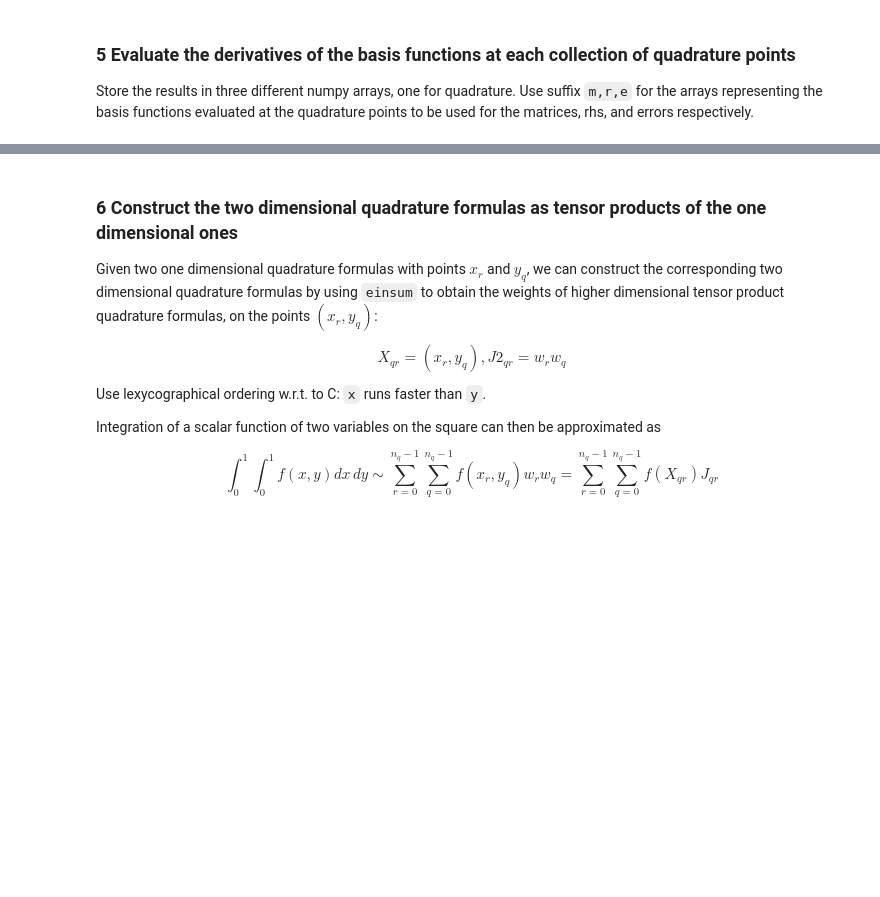
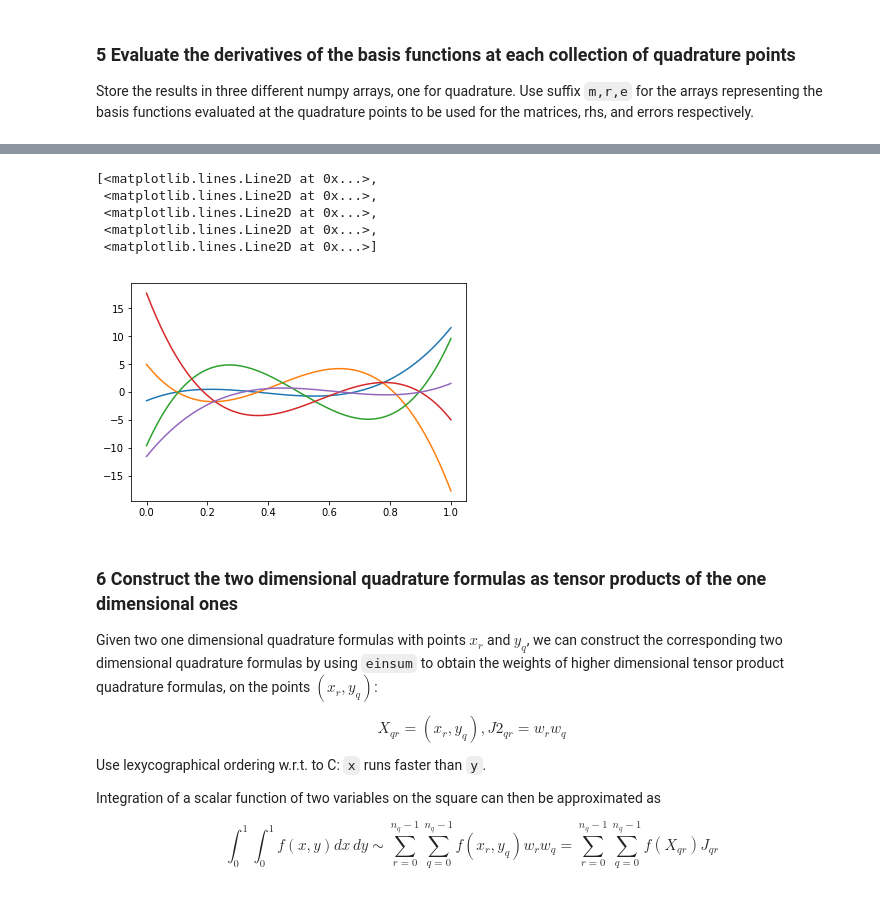
Before and after one commit to marcozullich/P1.4_seed, a Jupyter notebook: FinalProject.ipynb, the cells around one changed output, grey strips where cells are left out. Saved outputs shown, nothing was run; the diff lists cells and outputs as text; code cells hidden in the pictures; blank space fills up the shorter version.

```diff
--- a/FinalProject.ipynb
+++ b/FinalProject.ipynb
@@ -52,15 +52,27 @@ _=plt.scatter(C,zeros(order),color="red",linewidths=5)
 # %% [markdown]
 ### 2 Construct (or use the available functions from numpy/scipy) the one-dimensional Lagrange basis functions on the Chebishev nodes
 Make sure each entry of basis_1d is a callable function, that you can evaluate at a given point. Plot all of the basis functions, using a numpy array `Vs`, storing all basis functions evaluated on evenly spaced points, called `s`
+# %%
+#Intermediate step - apply vector of vectorized fct to single array
+def map_fn_arr(fn_arr, arg):
+    ret_matrix = np.zeros((len(arg), len(fn_arr)))
+    for i in range(len(fn_arr)):
+        ret_matrix[:,i]=fn_arr[i](arg)
+    return (ret_matrix)
 # %%
 plot_resolution = 257
 
 basis_1d = []
+#That'll be needed later
+basis_1d_fun = []
 
 # YOUR CODE HERE to fill basis_1d
 #vectorize in order to produce array output in case of array input
+
+
 for index in range(len(C)):
-    basis_1d.append(np.vectorize(lambda x,k=index : np.product([(x-C[j])/(C[k]-C[j]) for j in range(len(C)) if j!=k])))
+    basis_1d_fun.append(lambda x,k=index : np.product([(x-C[j])/(C[k]-C[j]) for j in range(len(C)) if j!=k]))
+    basis_1d.append(np.vectorize(basis_1d_fun[index]))
 
 
 Vs = zeros((plot_resolution, order))
@@ -69,9 +81,8 @@ Vs = zeros((plot_resolution, order))
 # Vs[:,0] = basis_1d[0](s)
 # ...
 s = linspace(0, 1, plot_resolution)
-for i in range(len(C)):
-    Vs[:,i] = basis_1d[i](s)
 
+Vs=map_fn_arr(basis_1d,s)
 print(Vs.shape)
 
 ## Example plot:
@@ -116,3 +225,13 @@ De = zeros((quadrature_size_error,    order))
+# %%
+#Plot the derivatives
+plot(s,map_fn_arr([np.vectorize(der(x)) for x in basis_1d_fun],s))
+# %% [output]
+[<matplotlib.lines.Line2D at 0x...>,
+ <matplotlib.lines.Line2D at 0x...>,
+ <matplotlib.lines.Line2D at 0x...>,
+ <matplotlib.lines.Line2D at 0x...>,
+ <matplotlib.lines.Line2D at 0x...>]
+[figure, added]
 # %% [markdown]
 ### 6 Construct the two dimensional quadrature formulas as tensor products of the one dimensional ones
 
```
Also changed, not shown: parts of 16 cells of this notebook, 7 other files.
